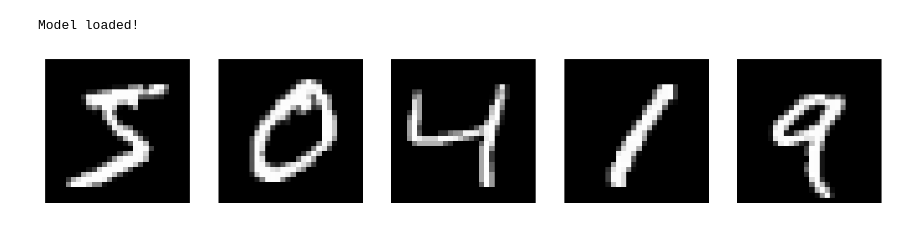
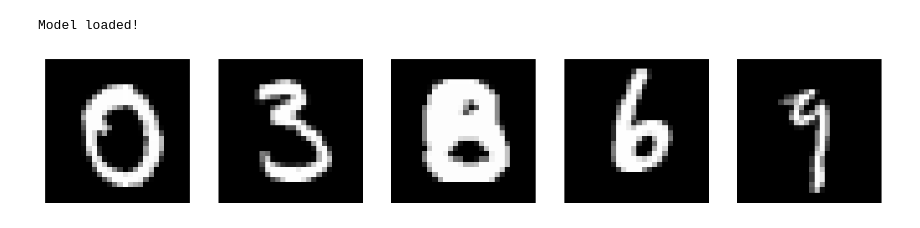
Before and after one commit to Andemand111/Specialkursus_diffusionmodel, a Jupyter notebook: testing.IPYNB, the cells around one changed output. Drawn from its saved outputs; the diff is of its cells as text; code cells hidden in the pictures.

```diff
--- a/testing.IPYNB
+++ b/testing.IPYNB
@@ -11,13 +11,13 @@ model.load_model("diffusion_model")
 # %% [output]
 Model loaded!
 # %%
-xs = dataset[:5]
+xs = dataset[torch.randint(0, len(dataset), (5,))]
 fig, axs = plt.subplots(1, 5, figsize=(15, 3))
 for i, ax in enumerate(axs):
     ax.imshow(xs[i].reshape(28, 28), cmap='gray')
     ax.axis('off')
 # %% [output]
-[figure, old version]
+[figure, new version]
 # %%
 ts = model.sample_time_steps(5)
 noisy_xs, eps = model.make_noisy_image(xs, ts)
```
Also changed, not shown: parts of 4 cells of this notebook, 2 other files.
